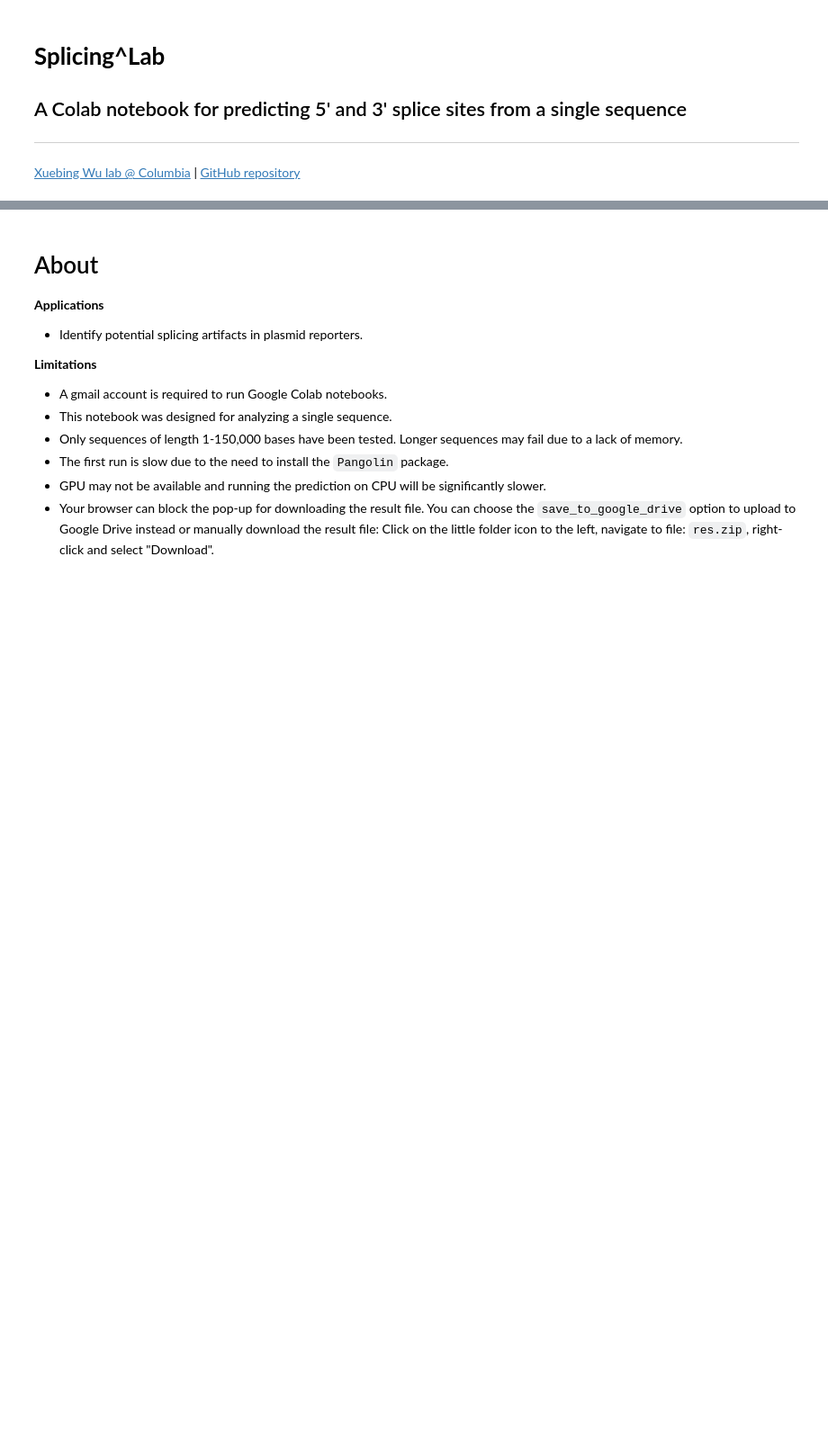
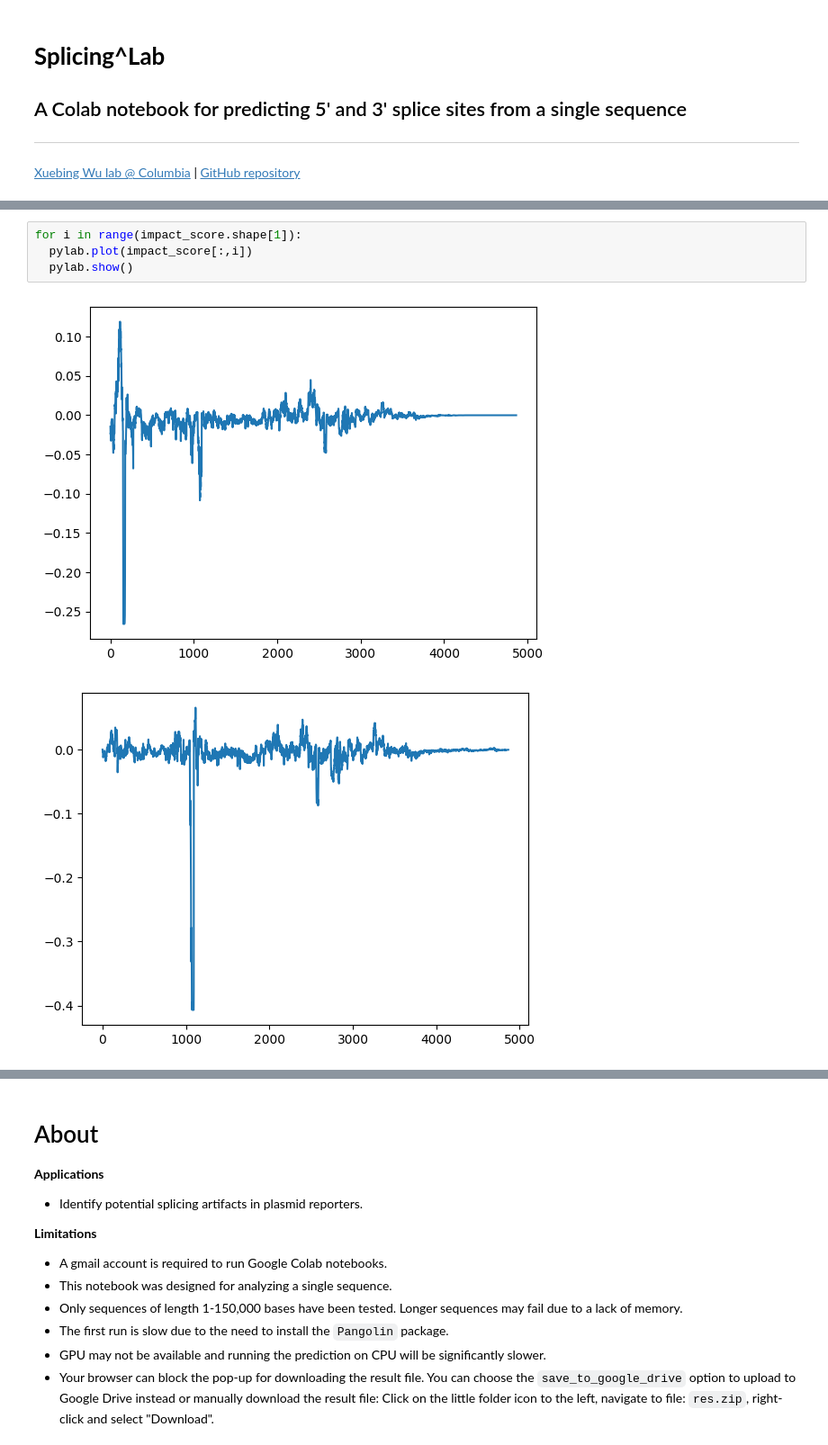
Before and after one commit to xuebingwu/Pangolin, a Jupyter notebook: scan.ipynb, the cells around one changed output, grey strips where cells are left out. Shown at 90% size. Cells and saved outputs as stored; diff of their text form; blank space fills up the shorter version.

```diff
--- a/scan.ipynb
+++ b/scan.ipynb
@@ -480,0 +477,7 @@ pylab.plot(impact_score)
+# %%
+for i in range(impact_score.shape[1]):
+  pylab.plot(impact_score[:,i])
+  pylab.show()
+# %% [output]
+[figure, added]
+[figure, added]
```
Also changed, not shown: parts of 6 cells of this notebook.
